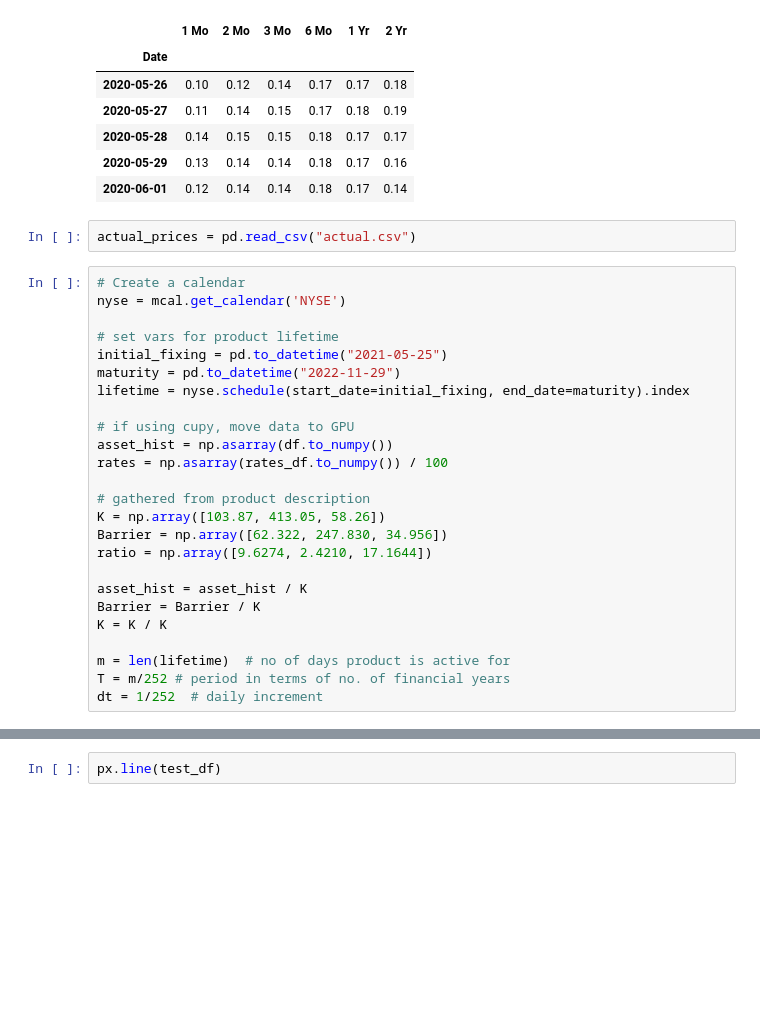
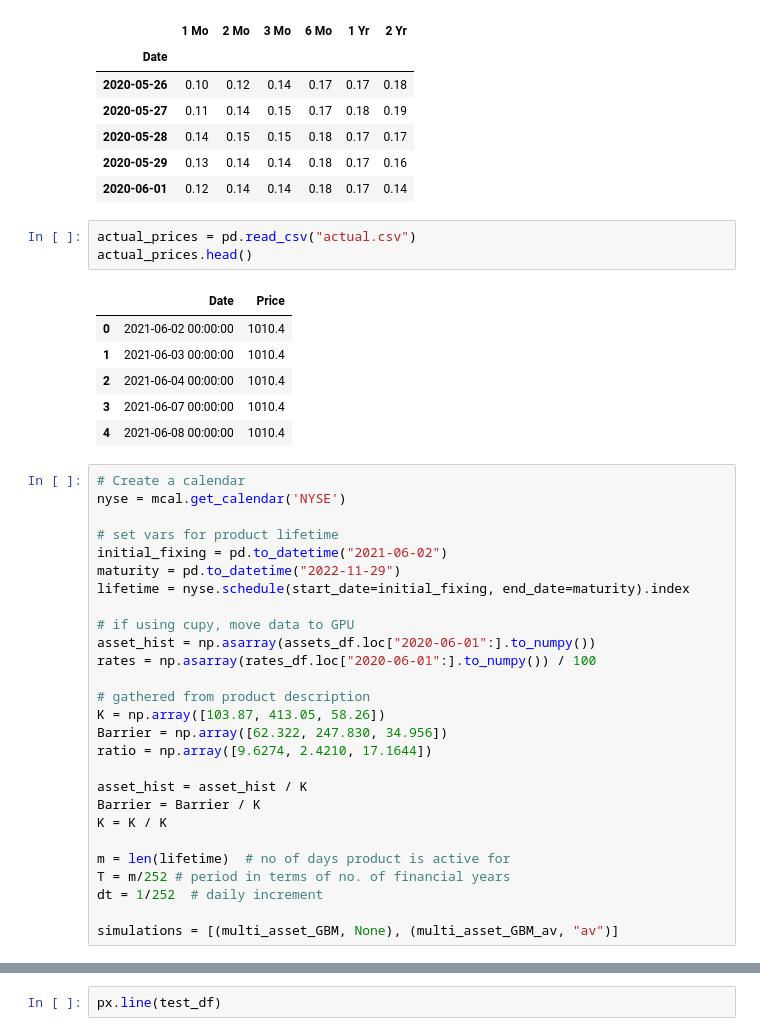
Before and after one commit to majulahsingapuri/Simulation-in-Finance, a Jupyter notebook: sim.ipynb, the cells around one changed output, grey strips where cells are left out. Saved outputs shown, nothing was run; the diff lists cells and outputs as text; blank space fills up the shorter version.

```diff
--- a/sim.ipynb
+++ b/sim.ipynb
@@ -173,18 +184,26 @@ rates_df.head()
 | 2020-06-01 | 0.12 | 0.14 | 0.14 | 0.18 | 0.17 | 0.14 |
 # %%
 actual_prices = pd.read_csv("actual.csv")
+actual_prices.head()
+# %% [output]
+|  | Date | Price |
+| 0 | 2021-06-02 00:00:00 | 1010.4 |
+| 1 | 2021-06-03 00:00:00 | 1010.4 |
+| 2 | 2021-06-04 00:00:00 | 1010.4 |
+| 3 | 2021-06-07 00:00:00 | 1010.4 |
+| 4 | 2021-06-08 00:00:00 | 1010.4 |
 # %%
 # Create a calendar
 nyse = mcal.get_calendar('NYSE')
 
 # set vars for product lifetime
-initial_fixing = pd.to_datetime("2021-05-25")
+initial_fixing = pd.to_datetime("2021-06-02")
 maturity = pd.to_datetime("2022-11-29")
 lifetime = nyse.schedule(start_date=initial_fixing, end_date=maturity).index
 
 # if using cupy, move data to GPU
-asset_hist = np.asarray(df.to_numpy())
-rates = np.asarray(rates_df.to_numpy()) / 100
+asset_hist = np.asarray(assets_df.loc["2020-06-01":].to_numpy())
+rates = np.asarray(rates_df.loc["2020-06-01":].to_numpy()) / 100
 
 # gathered from product description
 K = np.array([103.87, 413.05, 58.26])
@@ -198,3 +217,5 @@ K = K / K
 m = len(lifetime)  # no of days product is active for
 T = m/252 # period in terms of no. of financial years
 dt = 1/252  # daily increment
+
+simulations = [(multi_asset_GBM, None), (multi_asset_GBM_av, "av")]
```
Also changed, not shown: parts of 14 cells of this notebook.
